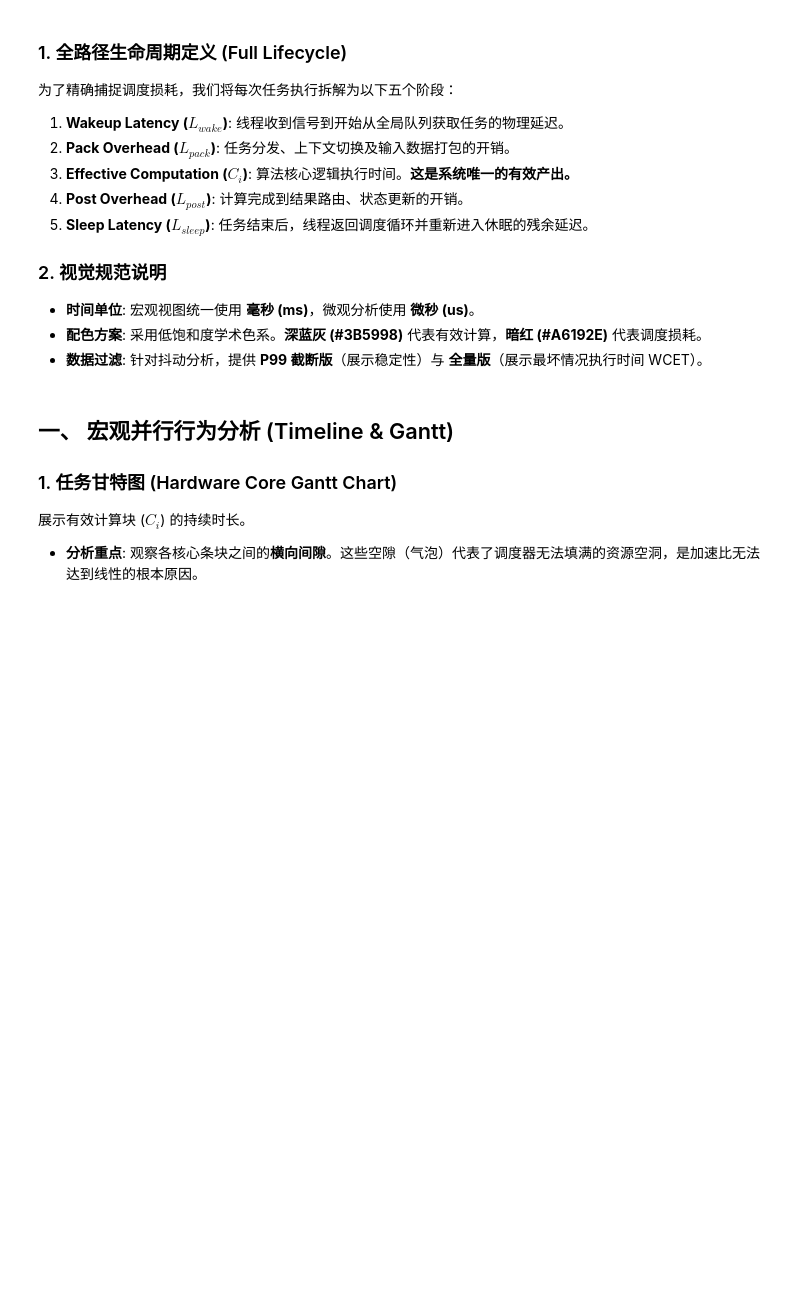
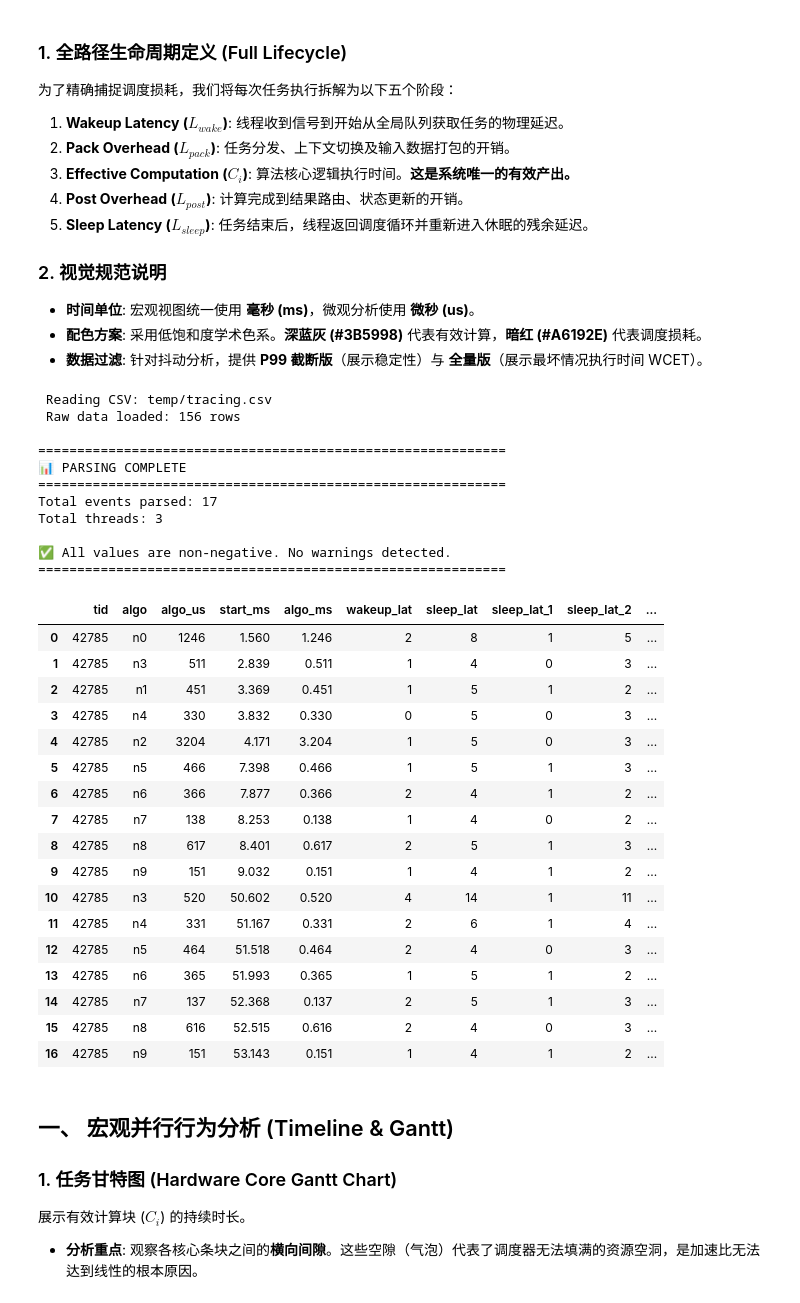
Before and after one commit to Jeeenious/fins, a Jupyter notebook: tool/plot.ipynb, the cells around one changed output. Saved outputs shown, nothing was run; the diff lists cells and outputs as text; code cells hidden in the pictures; blank space fills up the shorter version.

```diff
--- a/tool/plot.ipynb
+++ b/tool/plot.ipynb
@@ -19,6 +19,7 @@
 import pandas as pd
 import numpy as np
 import plotly.express as px
+import plotly.graph_objects as go
 import re, os
 
 from asttokens.util import is_slice
@@ -133,40 +134,65 @@ def _parse_hierarchy_data(csv):
 
     # === 在函数结束前打印汇总信息 ===
     print(f"\n{'='*60}")
     print(f"📊 PARSING COMPLETE")
     print(f"{'='*60}")
     print(f"Total events parsed: {len(rows)}")
     print(f"Total threads: {df['tid'].nunique()}")
 
     if warning_count > 0:
         print(f"\n⚠️  WARNINGS: {warning_count} negative value(s) detected!")
         print(f"   First 3 warnings:")
         for i, detail in enumerate(warning_details[:3]):
             print(f"   {i+1}. tid={detail['tid']}, algo={detail['algo']}, "
                   f"negatives={list(detail['negative_values'].keys())}")
         if warning_count > 3:
             print(f"   ... and {warning_count - 3} more warnings")
     else:
         print(f"\n✅ All values are non-negative. No warnings detected.")
 
     print(f"{'='*60}\n")
 
     return pd.DataFrame(rows)
 
 
 # 执行解析
-CSV_PATH = "tracing.csv"
+CSV_PATH = "temp/tracing.csv"
 print(f" Reading CSV: {CSV_PATH}")
 raw_df = pd.read_csv(CSV_PATH)
 print(f" Raw data loaded: {len(raw_df)} rows")
 
 analysis_df = _parse_hierarchy_data(CSV_PATH)
-print(f" Analysis data created: {len(analysis_df)} rows")
-
-# 显示数据预览
-if not analysis_df.empty:
-    print("\n Data preview (first 3 rows):")
-    print(analysis_df[['tid', 'algo', 'wakeup_lat', 'pack', 'algo_us', 'post', 'sleep_lat']].head(3))
+analysis_df
+# %% [output]
+ Reading CSV: temp/tracing.csv
+ Raw data loaded: 156 rows
+
+============================================================
+📊 PARSING COMPLETE
+============================================================
+Total events parsed: 17
+Total threads: 3
+
+✅ All values are non-negative. No warnings detected.
+============================================================
+|  | tid | algo | algo_us | start_ms | algo_ms | wakeup_lat | sleep_lat | sleep_lat_1 | sleep_lat_2 | ... |
+| 0 | 42785 | n0 | 1246 | 1.560 | 1.246 | 2 | 8 | 1 | 5 | ... |
+| 1 | 42785 | n3 | 511 | 2.839 | 0.511 | 1 | 4 | 0 | 3 | ... |
+| 2 | 42785 | n1 | 451 | 3.369 | 0.451 | 1 | 5 | 1 | 2 | ... |
+| 3 | 42785 | n4 | 330 | 3.832 | 0.330 | 0 | 5 | 0 | 3 | ... |
+| 4 | 42785 | n2 | 3204 | 4.171 | 3.204 | 1 | 5 | 0 | 3 | ... |
+| 5 | 42785 | n5 | 466 | 7.398 | 0.466 | 1 | 5 | 1 | 3 | ... |
+| 6 | 42785 | n6 | 366 | 7.877 | 0.366 | 2 | 4 | 1 | 2 | ... |
+| 7 | 42785 | n7 | 138 | 8.253 | 0.138 | 1 | 4 | 0 | 2 | ... |
+| 8 | 42785 | n8 | 617 | 8.401 | 0.617 | 2 | 5 | 1 | 3 | ... |
+| 9 | 42785 | n9 | 151 | 9.032 | 0.151 | 1 | 4 | 1 | 2 | ... |
+| 10 | 42785 | n3 | 520 | 50.602 | 0.520 | 4 | 14 | 1 | 11 | ... |
+| 11 | 42785 | n4 | 331 | 51.167 | 0.331 | 2 | 6 | 1 | 4 | ... |
+| 12 | 42785 | n5 | 464 | 51.518 | 0.464 | 2 | 4 | 0 | 3 | ... |
+| 13 | 42785 | n6 | 365 | 51.993 | 0.365 | 1 | 5 | 1 | 2 | ... |
+| 14 | 42785 | n7 | 137 | 52.368 | 0.137 | 2 | 5 | 1 | 3 | ... |
+| 15 | 42785 | n8 | 616 | 52.515 | 0.616 | 2 | 4 | 0 | 3 | ... |
+| 16 | 42785 | n9 | 151 | 53.143 | 0.151 | 1 | 4 | 1 | 2 | ... |
 # %% [markdown]
 ## 一、 宏观并行行为分析 (Timeline & Gantt)
 
```
Also changed, not shown: parts of 11 cells of this notebook, 3 other files.
